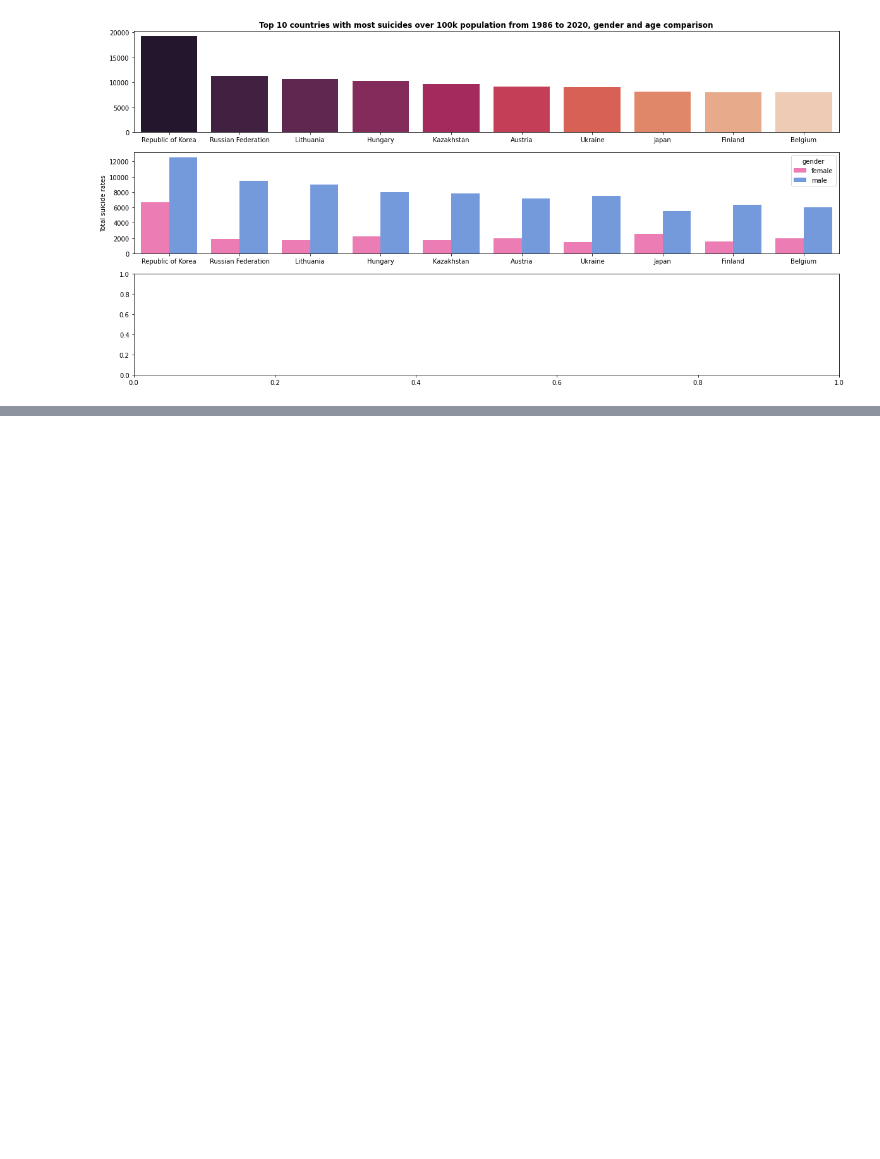
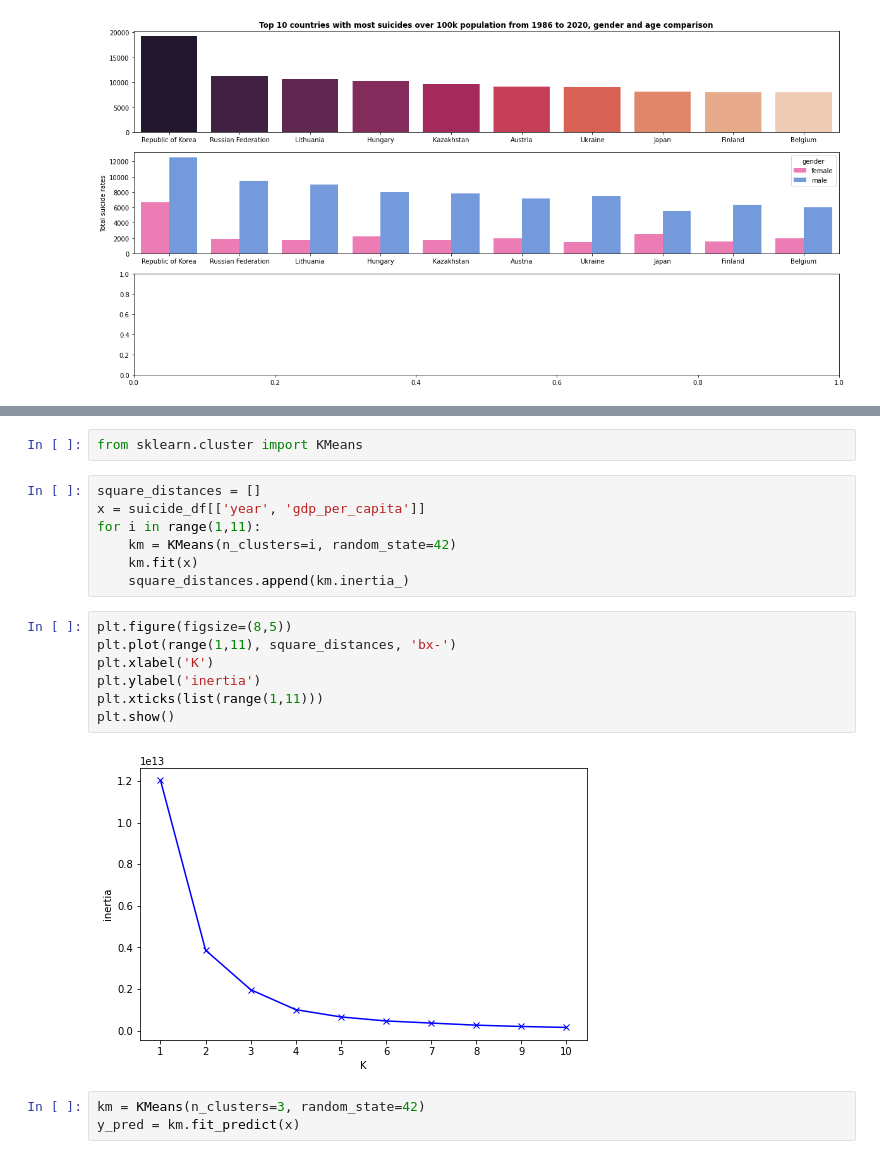
Before and after one commit to marcocolognesi/programming_class_final_project, a Jupyter notebook: final_project.ipynb, the cells around one changed output, grey strips where cells are left out. Drawn from its saved outputs; the diff is of its cells as text; blank space fills up the shorter version.

```diff
--- a/final_project.ipynb
+++ b/final_project.ipynb
@@ -1118,0 +1190,21 @@ plt.show()
+# %%
+from sklearn.cluster import KMeans
+# %%
+square_distances = []
+x = suicide_df[['year', 'gdp_per_capita']]
+for i in range(1,11):
+    km = KMeans(n_clusters=i, random_state=42)
+    km.fit(x)
+    square_distances.append(km.inertia_)
+# %%
+plt.figure(figsize=(8,5))
+plt.plot(range(1,11), square_distances, 'bx-')
+plt.xlabel('K')
+plt.ylabel('inertia')
+plt.xticks(list(range(1,11)))
+plt.show()
+# %% [output]
+[figure, added]
+# %%
+km = KMeans(n_clusters=3, random_state=42)
+y_pred = km.fit_predict(x)
```
Also changed, not shown: parts of 26 cells of this notebook.
